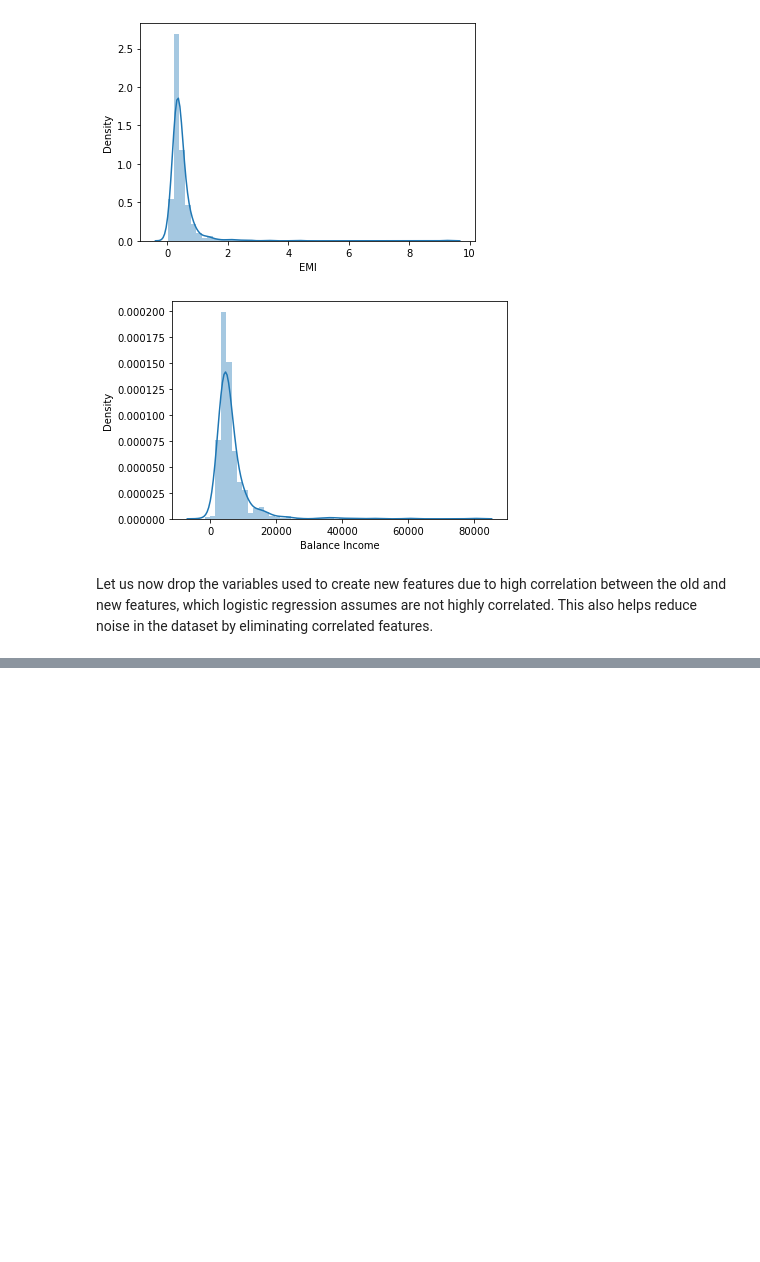
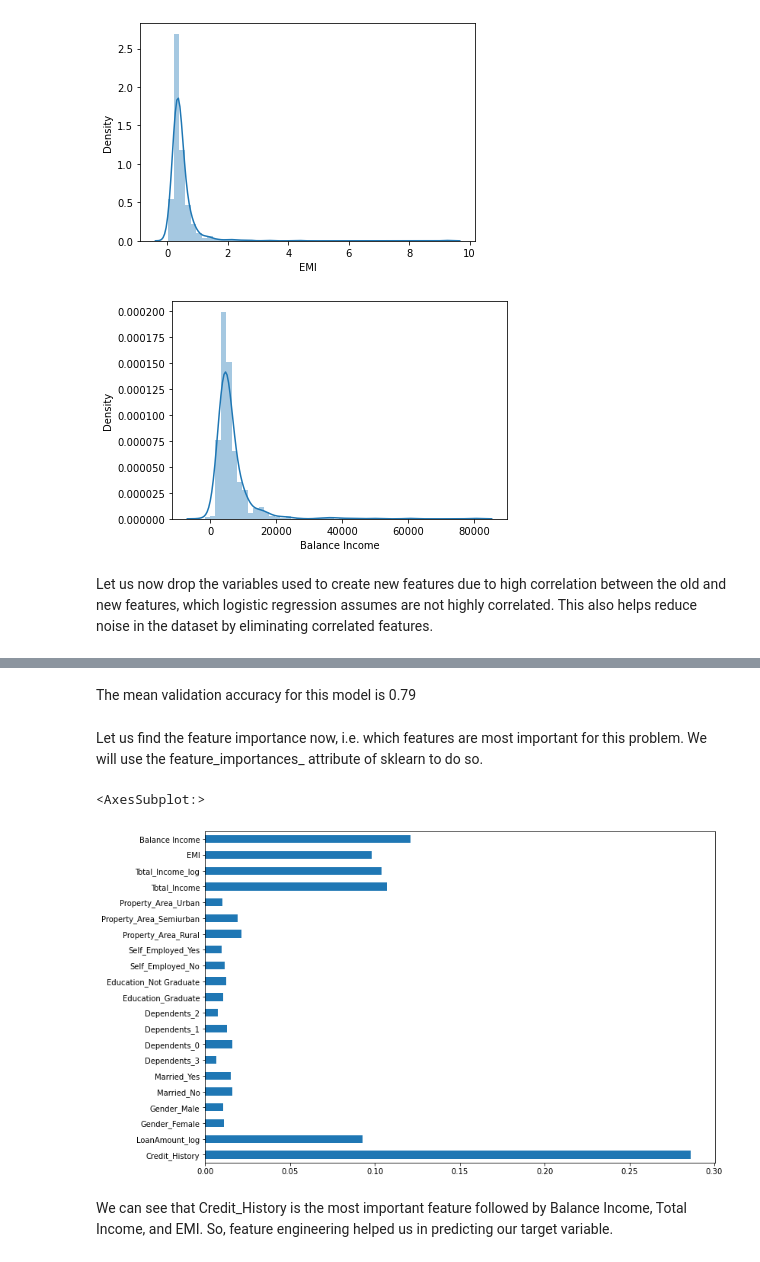
Before and after one commit to omulei/Automated-Loan-Eligibility-Prediction, a Jupyter notebook: Loan Approval Prediction using Machine Learning.ipynb, the cells around one changed output, grey strips where cells are left out. Drawn from its saved outputs; the diff is of its cells as text; code cells hidden in the pictures; blank space fills up the shorter version.

```diff
--- a/Loan Approval Prediction using Machine Learning.ipynb
+++ b/Loan Approval Prediction using Machine Learning.ipynb
@@ -787,0 +874,40 @@ y = train.Loan_Status
+# %%
+from sklearn.ensemble import RandomForestClassifier
+
+# Initialize a fold counter
+fold_counter = 1
+total_accuracy = 0
+
+# Create a StratifiedKFold object with 5 splits
+kf = StratifiedKFold(n_splits=5, random_state=1, shuffle=True)
+
+for train_index, test_index in kf.split(X, y):
+    print(f'Fold {fold_counter} of {kf.get_n_splits()}')
+
+    # Split the data into training and validation sets
+    x_train, x_val = X.loc[train_index], X.loc[test_index]
+    y_train, y_val = y[train_index], y[test_index]
+
+    # Create and train the Random Forest model with a maximum depth of 10
+    model = RandomForestClassifier(random_state=1, max_depth=10)
+    model.fit(x_train, y_train)
+
+    # Make predictions on the validation set
+    pred_val = model.predict(x_val)
+
+    # Calculate and print the accuracy score
+    accuracy = accuracy_score(y_val, pred_val)
+    print('Accuracy Score:', accuracy)
+
+    # Accumulate the accuracy for mean calculation
+    total_accuracy += accuracy
+
+    # Increment the fold counter
+    fold_counter += 1
+
+# Calculate the mean validation accuracy
+mean_accuracy = total_accuracy / kf.get_n_splits()
+print('Mean Validation Accuracy:', mean_accuracy)
+
+# Make predictions on the test set using the last trained model
+pred_test = model.predict(test)
@@ -787,0 +926,12 @@ y = train.Loan_Status
+# %% [markdown]
+The mean validation accuracy for this model is 0.79
+# %% [markdown]
+Let us find the feature importance now, i.e. which features are most important for this problem. We will use the feature_importances_ attribute of sklearn to do so.
+# %%
+importances=pd.Series(model.feature_importances_, index=X.columns)
+importances.plot(kind='barh', figsize=(12,8))
+# %% [output]
+<AxesSubplot:>
+[figure, added]
+# %% [markdown]
+We can see that Credit_History is the most important feature followed by Balance Income, Total Income, and EMI. So, feature engineering helped us in predicting our target variable.
```
Also changed, not shown: parts of 33 cells of this notebook, 7 other files.
